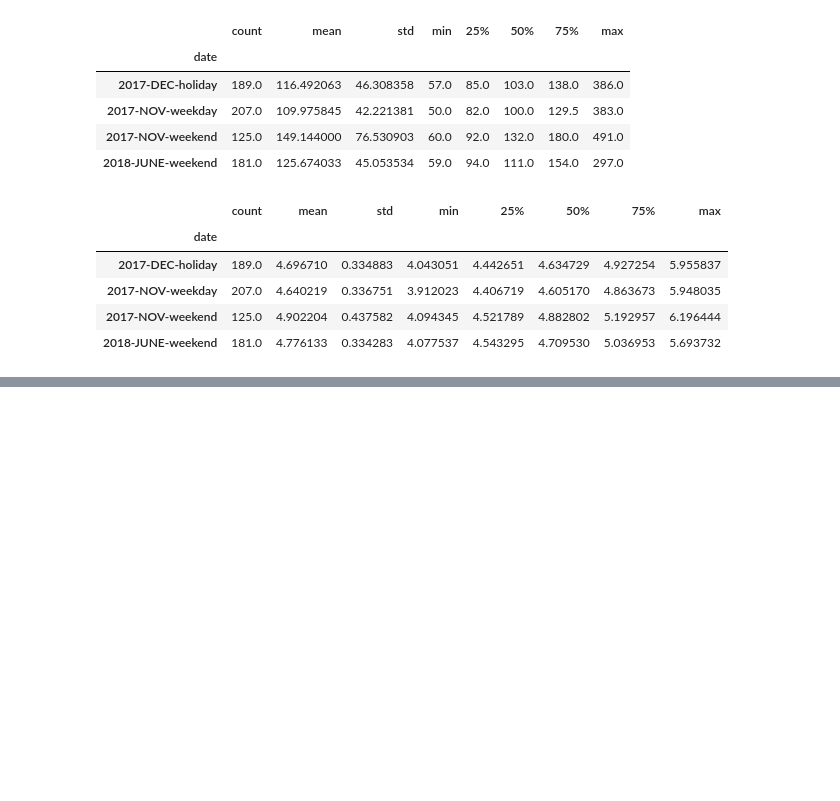
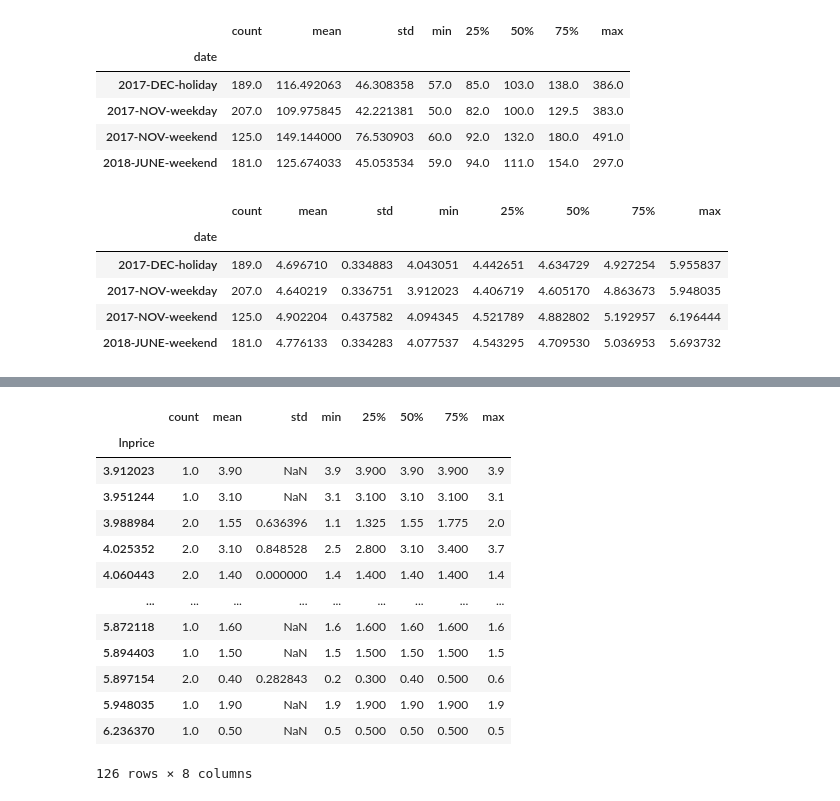
Before and after one commit to zholler/da_case_studies, a Jupyter notebook: ch09-hotels-europe-stability/ch9-hotels.ipynb, the cells around one changed output, grey strips where cells are left out. Saved outputs shown, nothing was run; the diff lists cells and outputs as text; code cells hidden in the pictures; blank space fills up the shorter version.

```diff
--- a/ch09-hotels-europe-stability/ch9-hotels.ipynb
+++ b/ch09-hotels-europe-stability/ch9-hotels.ipynb
@@ -173,0 +285,17 @@ Warnings:
+# %%
+data.groupby('lnprice')['distance'].describe()
+# %% [output]
+|  | count | mean | std | min | 25% | 50% | 75% | max |
+| lnprice |  |  |  |  |  |  |  |  |
+| 3.912023 | 1.0 | 3.90 | NaN | 3.9 | 3.900 | 3.90 | 3.900 | 3.9 |
+| 3.951244 | 1.0 | 3.10 | NaN | 3.1 | 3.100 | 3.10 | 3.100 | 3.1 |
+| 3.988984 | 2.0 | 1.55 | 0.636396 | 1.1 | 1.325 | 1.55 | 1.775 | 2.0 |
+| 4.025352 | 2.0 | 3.10 | 0.848528 | 2.5 | 2.800 | 3.10 | 3.400 | 3.7 |
+| 4.060443 | 2.0 | 1.40 | 0.000000 | 1.4 | 1.400 | 1.40 | 1.400 | 1.4 |
+| ... | ... | ... | ... | ... | ... | ... | ... | ... |
+| 5.872118 | 1.0 | 1.60 | NaN | 1.6 | 1.600 | 1.60 | 1.600 | 1.6 |
+| 5.894403 | 1.0 | 1.50 | NaN | 1.5 | 1.500 | 1.50 | 1.500 | 1.5 |
+| 5.897154 | 2.0 | 0.40 | 0.282843 | 0.2 | 0.300 | 0.40 | 0.500 | 0.6 |
+| 5.948035 | 1.0 | 1.90 | NaN | 1.9 | 1.900 | 1.90 | 1.900 | 1.9 |
+| 6.236370 | 1.0 | 0.50 | NaN | 0.5 | 0.500 | 0.50 | 0.500 | 0.5 |
+126 rows × 8 columns
```
Also changed, not shown: parts of 19 cells of this notebook.
